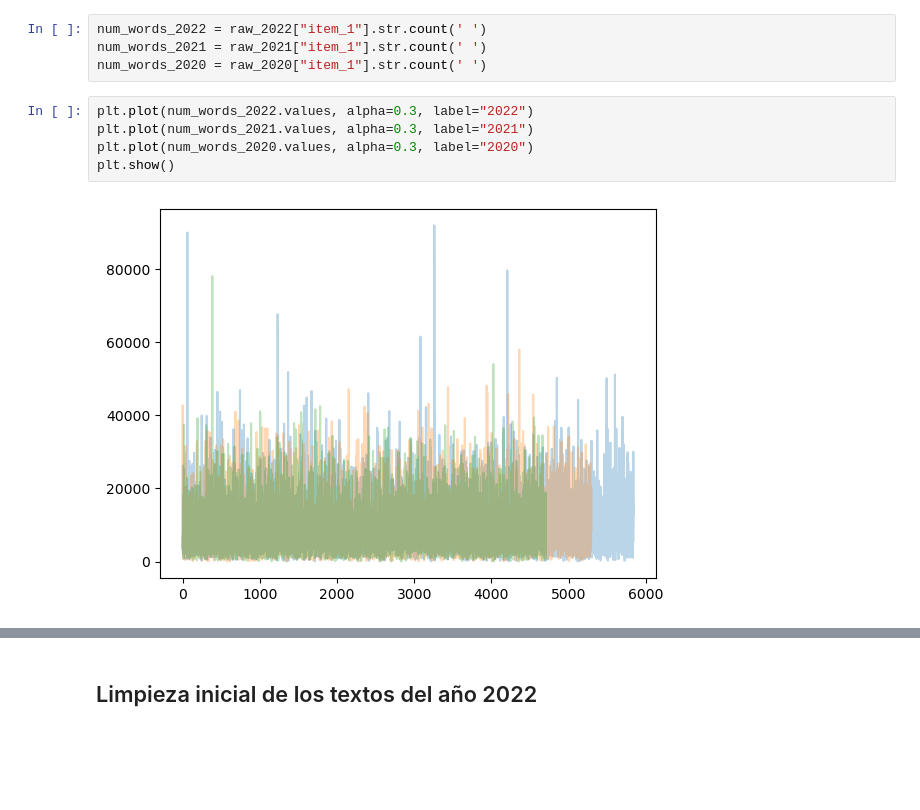
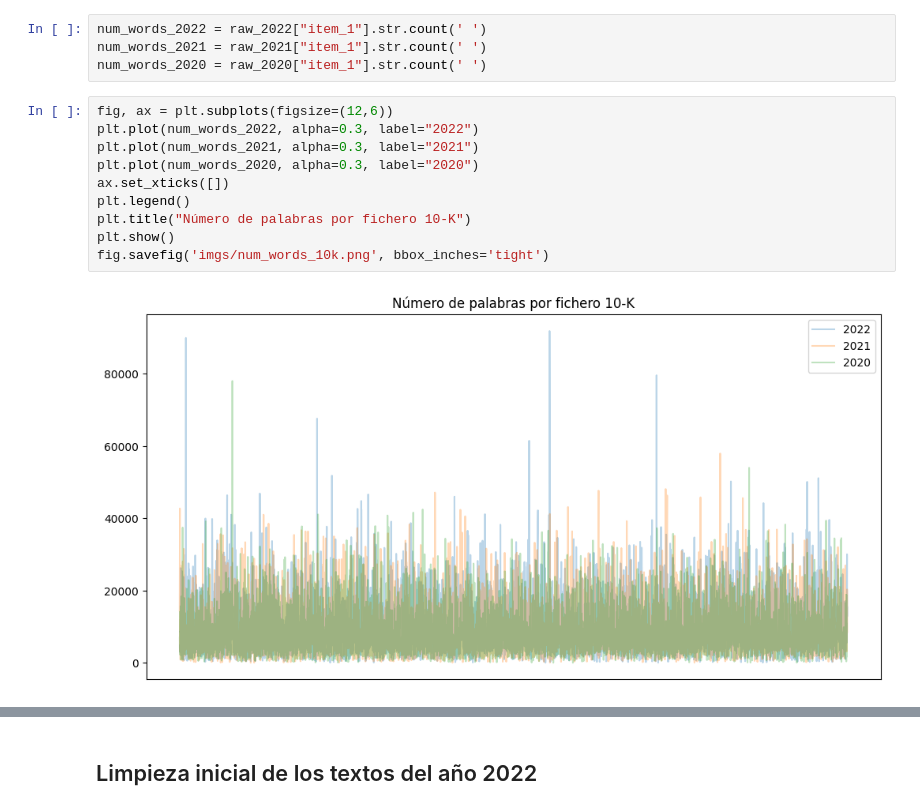
Before and after one commit to alfonso-santos/tfm, a Jupyter notebook: Data_Initial_Analysis.ipynb, the cells around one changed output, grey strips where cells are left out. Drawn from its saved outputs; the diff is of its cells as text; blank space fills up the shorter version.

```diff
--- a/Data_Initial_Analysis.ipynb
+++ b/Data_Initial_Analysis.ipynb
@@ -144,10 +181,15 @@ num_words_2022 = raw_2022["item_1"].str.count(' ')
 num_words_2021 = raw_2021["item_1"].str.count(' ')
 num_words_2020 = raw_2020["item_1"].str.count(' ')
 # %%
-plt.plot(num_words_2022.values, alpha=0.3, label="2022")
-plt.plot(num_words_2021.values, alpha=0.3, label="2021")
-plt.plot(num_words_2020.values, alpha=0.3, label="2020")
+fig, ax = plt.subplots(figsize=(12,6))
+plt.plot(num_words_2022, alpha=0.3, label="2022")
+plt.plot(num_words_2021, alpha=0.3, label="2021")
+plt.plot(num_words_2020, alpha=0.3, label="2020")
+ax.set_xticks([])
+plt.legend()
+plt.title("Número de palabras por fichero 10-K")
 plt.show()
+fig.savefig('imgs/num_words_10k.png', bbox_inches='tight')
 # %% [output]
-[figure, old version]
+[figure, new version]
 # %%
```
Also changed, not shown: parts of 31 cells of this notebook, 4 other files.
